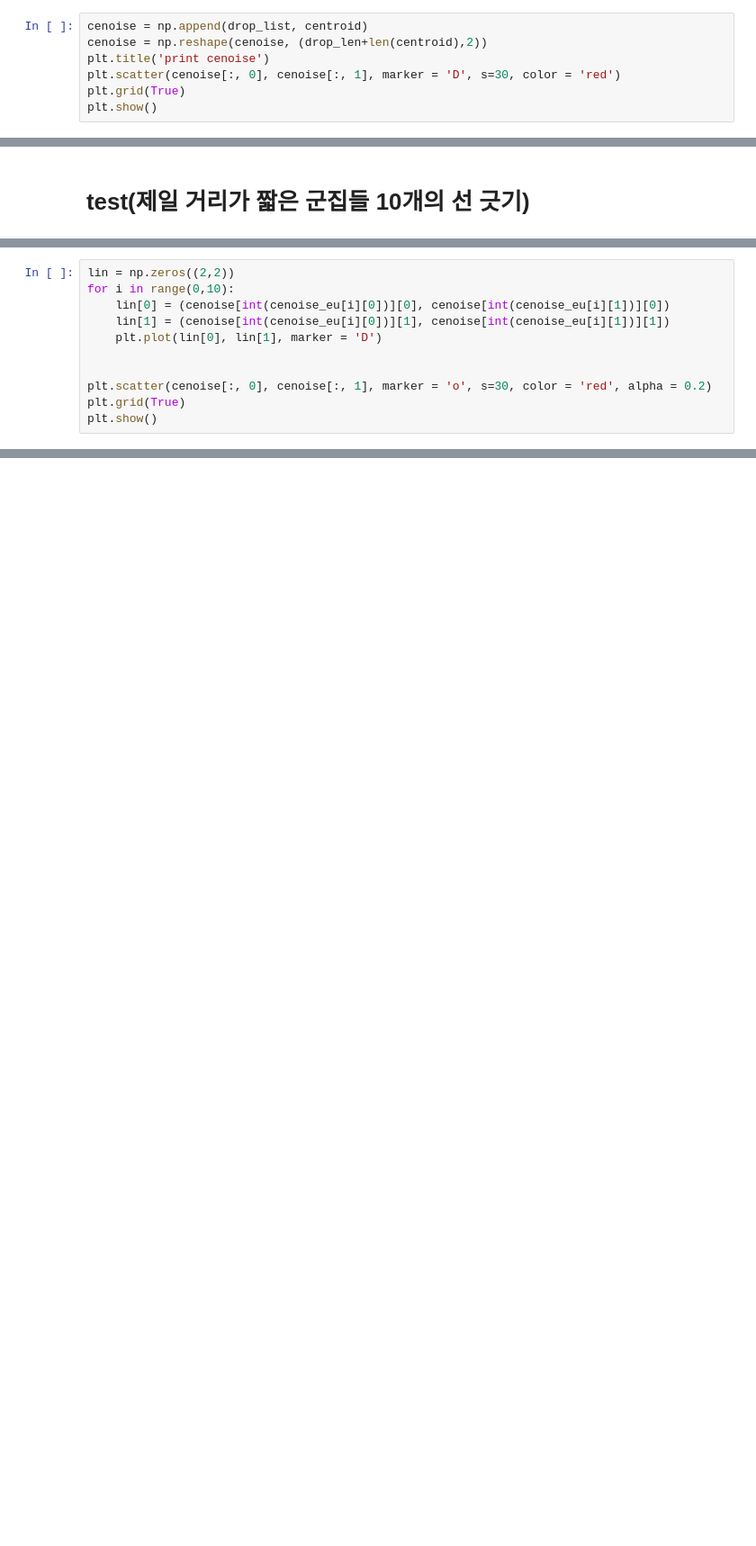
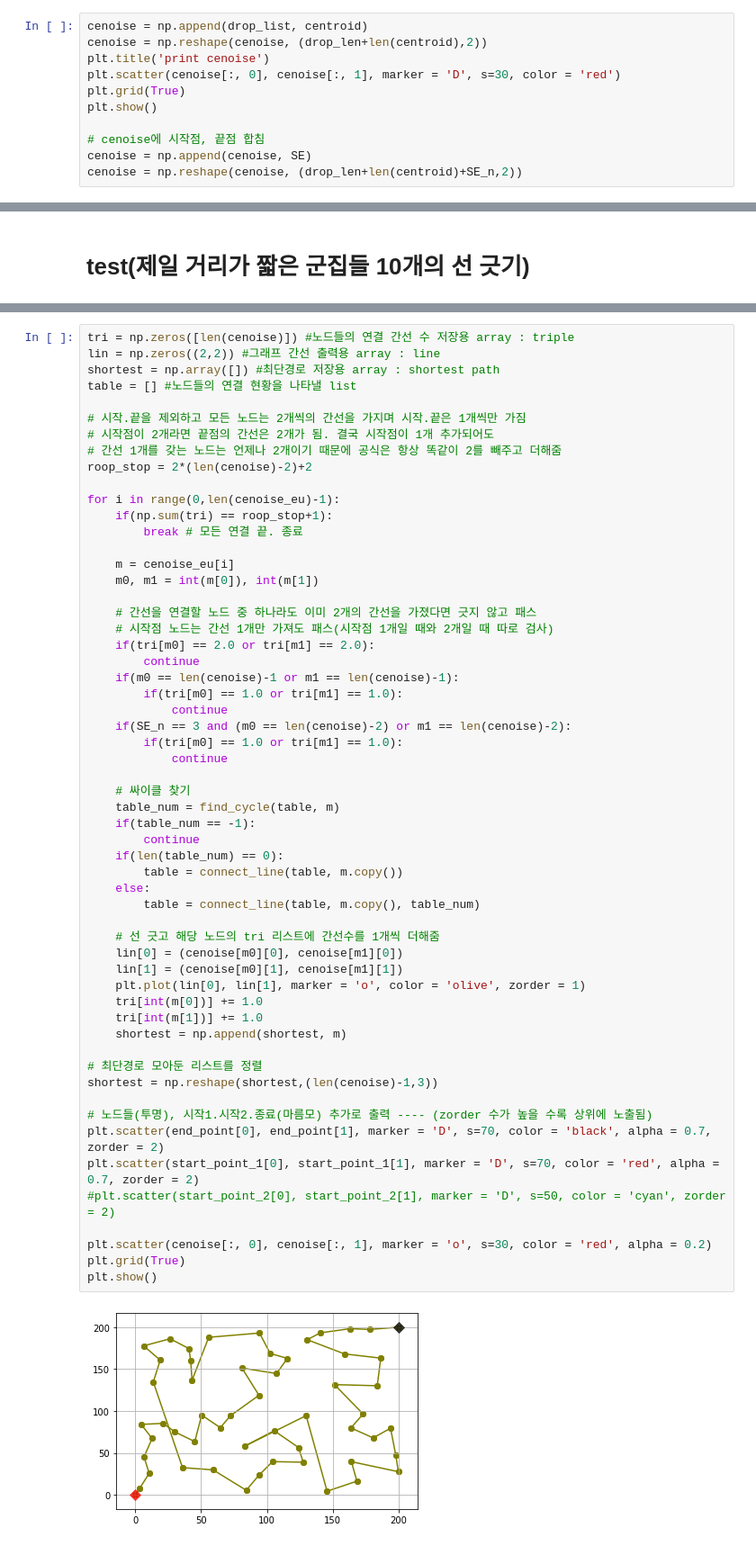
Before and after one commit to YETsong/helloworld, a Jupyter notebook: vol_8_kruskal.ipynb, the cells around one changed output, grey strips where cells are left out. Shown at 90% size. Cells and saved outputs as stored; diff of their text form; blank space fills up the shorter version.

```diff
--- a/vol_8_kruskal.ipynb
+++ b/vol_8_kruskal.ipynb
@@ -377,6 +397,10 @@ plt.title('print cenoise')
 plt.scatter(cenoise[:, 0], cenoise[:, 1], marker = 'D', s=30, color = 'red')
 plt.grid(True)
 plt.show()
+
+# cenoise에 시작점, 끝점 합침
+cenoise = np.append(cenoise, SE)
+cenoise = np.reshape(cenoise, (drop_len+len(centroid)+SE_n,2))
 # %% [output]
 [figure]
 # %% [markdown]
@@ -450,11 +458,0 @@ plt.show()
-# %%
-lin = np.zeros((2,2))
-for i in range(0,10):
-    lin[0] = (cenoise[int(cenoise_eu[i][0])][0], cenoise[int(cenoise_eu[i][1])][0])
-    lin[1] = (cenoise[int(cenoise_eu[i][0])][1], cenoise[int(cenoise_eu[i][1])][1])
-    plt.plot(lin[0], lin[1], marker = 'D')
-
-
-plt.scatter(cenoise[:, 0], cenoise[:, 1], marker = 'o', s=30, color = 'red', alpha = 0.2)
-plt.grid(True)
-plt.show()
@@ -460,0 +527,59 @@ plt.show()
+# %%
+tri = np.zeros([len(cenoise)]) #노드들의 연결 간선 수 저장용 array : triple
+lin = np.zeros((2,2)) #그래프 간선 출력용 array : line
+shortest = np.array([]) #최단경로 저장용 array : shortest path
+table = [] #노드들의 연결 현황을 나타낼 list
+
+# 시작.끝을 제외하고 모든 노드는 2개씩의 간선을 가지며 시작.끝은 1개씩만 가짐
+# 시작점이 2개라면 끝점의 간선은 2개가 됨. 결국 시작점이 1개 추가되어도
+# 간선 1개를 갖는 노드는 언제나 2개이기 때문에 공식은 항상 똑같이 2를 빼주고 더해줌
+roop_stop = 2*(len(cenoise)-2)+2
+
+for i in range(0,len(cenoise_eu)-1):
+    if(np.sum(tri) == roop_stop+1):
+        break # 모든 연결 끝. 종료
+
+    m = cenoise_eu[i]
+    m0, m1 = int(m[0]), int(m[1])
+
+    # 간선을 연결할 노드 중 하나라도 이미 2개의 간선을 가졌다면 긋지 않고 패스
+    # 시작점 노드는 간선 1개만 가져도 패스(시작점 1개일 때와 2개일 때 따로 검사)
+    if(tri[m0] == 2.0 or tri[m1] == 2.0):
+        continue
+    if(m0 == len(cenoise)-1 or m1 == len(cenoise)-1):
+        if(tri[m0] == 1.0 or tri[m1] == 1.0):
+            continue
+    if(SE_n == 3 and (m0 == len(cenoise)-2) or m1 == len(cenoise)-2):
+        if(tri[m0] == 1.0 or tri[m1] == 1.0):
+            continue
+
+    # 싸이클 찾기
+    table_num = find_cycle(table, m)
+    if(table_num == -1):
+        continue
+    if(len(table_num) == 0):
+        table = connect_line(table, m.copy())
+    else:
+        table = connect_line(table, m.copy(), table_num)
+
+    # 선 긋고 해당 노드의 tri 리스트에 간선수를 1개씩 더해줌
+    lin[0] = (cenoise[m0][0], cenoise[m1][0])
+    lin[1] = (cenoise[m0][1], cenoise[m1][1])
+    plt.plot(lin[0], lin[1], marker = 'o', color = 'olive', zorder = 1)
+    tri[int(m[0])] += 1.0
+    tri[int(m[1])] += 1.0
+    shortest = np.append(shortest, m)
+
+# 최단경로 모아둔 리스트를 정렬
+shortest = np.reshape(shortest,(len(cenoise)-1,3))
+
+# 노드들(투명), 시작1.시작2.종료(마름모) 추가로 출력 ---- (zorder 수가 높을 수록 상위에 노출됨)
+plt.scatter(end_point[0], end_point[1], marker = 'D', s=70, color = 'black', alpha = 0.7, zorder = 2)
+plt.scatter(start_point_1[0], start_point_1[1], marker = 'D', s=70, color = 'red', alpha = 0.7, zorder = 2)
+#plt.scatter(start_point_2[0], start_point_2[1], marker = 'D', s=50, color = 'cyan', zorder = 2)
+
+plt.scatter(cenoise[:, 0], cenoise[:, 1], marker = 'o', s=30, color = 'red', alpha = 0.2)
+plt.grid(True)
+plt.show()
+# %% [output]
+[figure, added]
```
Also changed, not shown: parts of 16 cells of this notebook.
